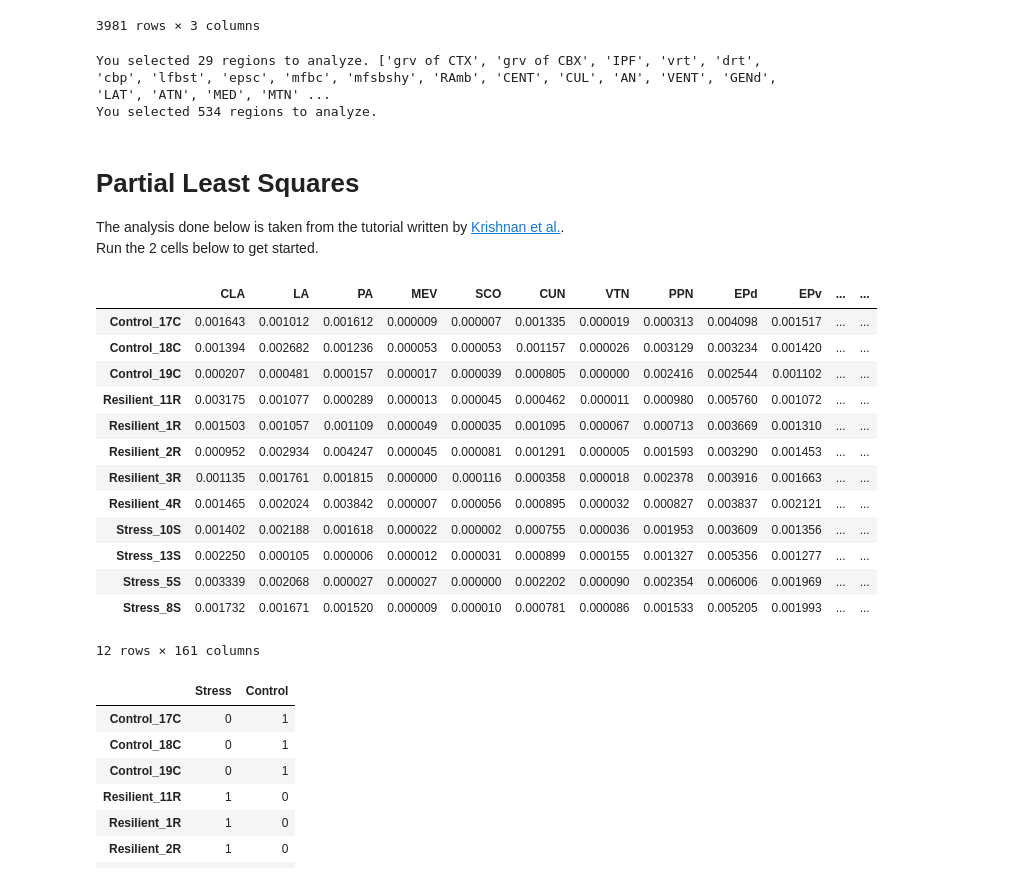
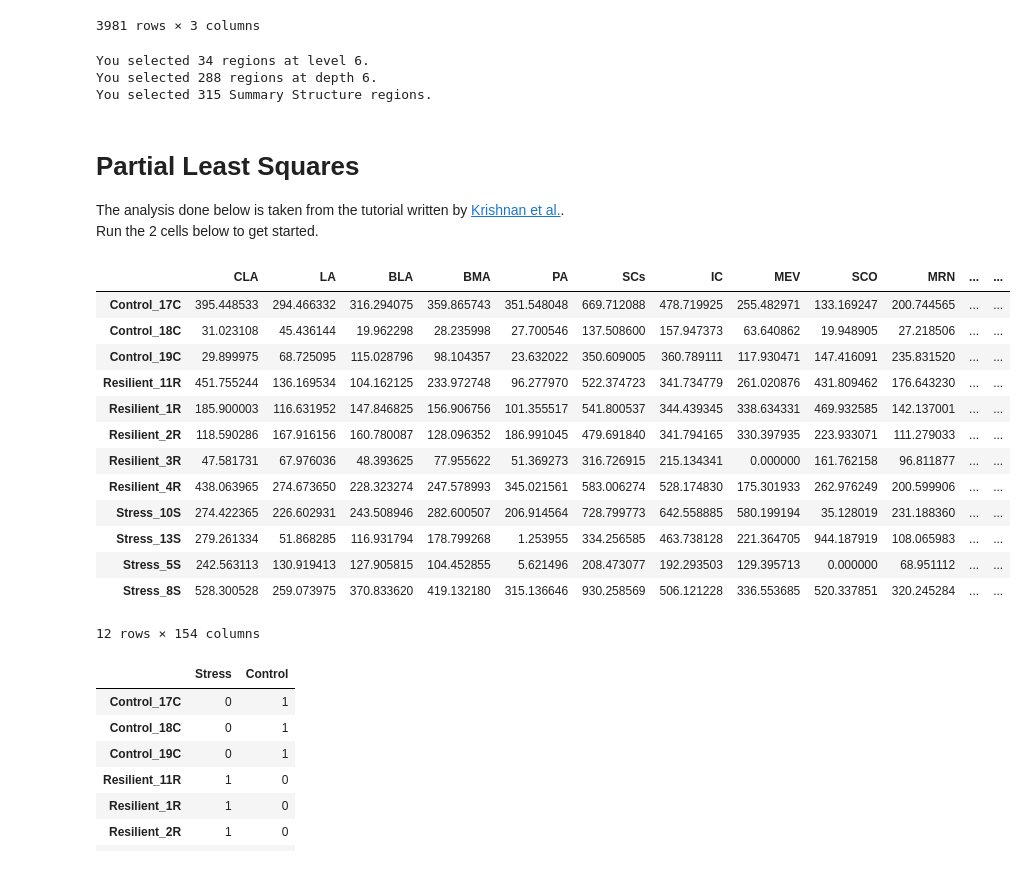
Before and after one commit to greenpolo/BraiAn, a Jupyter notebook: cell_count_PLS.ipynb, the cells around one changed output. Drawn from its saved outputs; the diff is of its cells as text; code cells hidden in the pictures.

Commit message:
horizontal cut selection now support a CSV as input

```diff
--- a/cell_count_PLS.ipynb
+++ b/cell_count_PLS.ipynb
@@ -84,14 +84,23 @@ AllenBrain = AllenBrainHierarchy(path_to_allen_json, branches_to_exclude)
 # Now, get the selected regions as a variable:
 level = 6
 
-selected_regions = AllenBrain.select_at_structural_level(level)
-print(f'You selected {len(selected_regions)} regions to analyze.', selected_regions)
+AllenBrain.select_at_structural_level(level)
+selected_regions = AllenBrain.get_selected_regions()
+print(f'You selected {len(selected_regions)} regions at level {level}.')
 
-selected_regions = AllenBrain.select_at_depth(level)
-print(f'You selected {len(selected_regions)} regions to analyze.')
+AllenBrain.unselect_all()
+AllenBrain.select_at_depth(level)
+selected_regions = AllenBrain.get_selected_regions()
+print(f'You selected {len(selected_regions)} regions at depth {level}.')
+
+AllenBrain.unselect_all()
+AllenBrain.select_from_csv("./data/AllenSummaryStructures.csv")
+selected_regions = AllenBrain.get_selected_regions()
+print(f'You selected {len(selected_regions)} Summary Structure regions.')
 # %% [output]
-You selected 29 regions to analyze. ['grv of CTX', 'grv of CBX', 'IPF', 'vrt', 'drt', 'cbp', 'lfbst', 'epsc', 'mfbc', 'mfsbshy', 'RAmb', 'CENT', 'CUL', 'AN', 'VENT', 'GENd', 'LAT', 'ATN', 'MED', 'MTN' ...
-You selected 534 regions to analyze.
+You selected 34 regions at level 6.
+You selected 288 regions at depth 6.
+You selected 315 Summary Structure regions.
 # %% [markdown]
 # Partial Least Squares
 
@@ -99,30 +108,30 @@ The analysis done below is taken from the tutorial written by [Krishnan et al.](
 Run the 2 cells below to get started.
 # %%
 # PLS
-normalization = 'Percentage' # 'Density', 'Percentage' or 'RelativeDensity'
+normalization = 'Density' # 'Density', 'Percentage' or 'RelativeDensity'
 rank = 1
 
 # Create a PLS object
 # TODO: see what happens if analyze() does not include the NaN rows
 cfosPLS = PLS(group_1_results, group_2_results, group_1_names, group_2_names, selected_regions, tracer, normalization)
 
 # Show the matrix X
 cfosPLS.X
 # %% [output]
-|  | CLA | LA | PA | MEV | SCO | CUN | VTN | PPN | EPd | EPv | ... | ... |
-| Control_17C | 0.001643 | 0.001012 | 0.001612 | 0.000009 | 0.000007 | 0.001335 | 0.000019 | 0.000313 | 0.004098 | 0.001517 | ... | ... |
-| Control_18C | 0.001394 | 0.002682 | 0.001236 | 0.000053 | 0.000053 | 0.001157 | 0.000026 | 0.003129 | 0.003234 | 0.001420 | ... | ... |
-| Control_19C | 0.000207 | 0.000481 | 0.000157 | 0.000017 | 0.000039 | 0.000805 | 0.000000 | 0.002416 | 0.002544 | 0.001102 | ... | ... |
-| Resilient_11R | 0.003175 | 0.001077 | 0.000289 | 0.000013 | 0.000045 | 0.000462 | 0.000011 | 0.000980 | 0.005760 | 0.001072 | ... | ... |
-| Resilient_1R | 0.001503 | 0.001057 | 0.001109 | 0.000049 | 0.000035 | 0.001095 | 0.000067 | 0.000713 | 0.003669 | 0.001310 | ... | ... |
-| Resilient_2R | 0.000952 | 0.002934 | 0.004247 | 0.000045 | 0.000081 | 0.001291 | 0.000005 | 0.001593 | 0.003290 | 0.001453 | ... | ... |
-| Resilient_3R | 0.001135 | 0.001761 | 0.001815 | 0.000000 | 0.000116 | 0.000358 | 0.000018 | 0.002378 | 0.003916 | 0.001663 | ... | ... |
-| Resilient_4R | 0.001465 | 0.002024 | 0.003842 | 0.000007 | 0.000056 | 0.000895 | 0.000032 | 0.000827 | 0.003837 | 0.002121 | ... | ... |
-| Stress_10S | 0.001402 | 0.002188 | 0.001618 | 0.000022 | 0.000002 | 0.000755 | 0.000036 | 0.001953 | 0.003609 | 0.001356 | ... | ... |
-| Stress_13S | 0.002250 | 0.000105 | 0.000006 | 0.000012 | 0.000031 | 0.000899 | 0.000155 | 0.001327 | 0.005356 | 0.001277 | ... | ... |
-| Stress_5S | 0.003339 | 0.002068 | 0.000027 | 0.000027 | 0.000000 | 0.002202 | 0.000090 | 0.002354 | 0.006006 | 0.001969 | ... | ... |
-| Stress_8S | 0.001732 | 0.001671 | 0.001520 | 0.000009 | 0.000010 | 0.000781 | 0.000086 | 0.001533 | 0.005205 | 0.001993 | ... | ... |
+|  | CLA | LA | BLA | BMA | PA | SCs | IC | MEV | SCO | MRN | ... | ... |
+| Control_17C | 395.448533 | 294.466332 | 316.294075 | 359.865743 | 351.548048 | 669.712088 | 478.719925 | 255.482971 | 133.169247 | 200.744565 | ... | ... |
+| Control_18C | 31.023108 | 45.436144 | 19.962298 | 28.235998 | 27.700546 | 137.508600 | 157.947373 | 63.640862 | 19.948905 | 27.218506 | ... | ... |
+| Control_19C | 29.899975 | 68.725095 | 115.028796 | 98.104357 | 23.632022 | 350.609005 | 360.789111 | 117.930471 | 147.416091 | 235.831520 | ... | ... |
+| Resilient_11R | 451.755244 | 136.169534 | 104.162125 | 233.972748 | 96.277970 | 522.374723 | 341.734779 | 261.020876 | 431.809462 | 176.643230 | ... | ... |
+| Resilient_1R | 185.900003 | 116.631952 | 147.846825 | 156.906756 | 101.355517 | 541.800537 | 344.439345 | 338.634331 | 469.932585 | 142.137001 | ... | ... |
+| Resilient_2R | 118.590286 | 167.916156 | 160.780087 | 128.096352 | 186.991045 | 479.691840 | 341.794165 | 330.397935 | 223.933071 | 111.279033 | ... | ... |
+| Resilient_3R | 47.581731 | 67.976036 | 48.393625 | 77.955622 | 51.369273 | 316.726915 | 215.134341 | 0.000000 | 161.762158 | 96.811877 | ... | ... |
+| Resilient_4R | 438.063965 | 274.673650 | 228.323274 | 247.578993 | 345.021561 | 583.006274 | 528.174830 | 175.301933 | 262.976249 | 200.599906 | ... | ... |
+| Stress_10S | 274.422365 | 226.602931 | 243.508946 | 282.600507 | 206.914564 | 728.799773 | 642.558885 | 580.199194 | 35.128019 | 231.188360 | ... | ... |
+| Stress_13S | 279.261334 | 51.868285 | 116.931794 | 178.799268 | 1.253955 | 334.256585 | 463.738128 | 221.364705 | 944.187919 | 108.065983 | ... | ... |
+| Stress_5S | 242.563113 | 130.919413 | 127.905815 | 104.452855 | 5.621496 | 208.473077 | 192.293503 | 129.395713 | 0.000000 | 68.951112 | ... | ... |
+| Stress_8S | 528.300528 | 259.073975 | 370.833620 | 419.132180 | 315.136646 | 930.258569 | 506.121228 | 336.553685 | 520.337851 | 320.245284 | ... | ... |
-12 rows × 161 columns
+12 rows × 154 columns
 # %%
 # Show the matrix Y
 pd.get_dummies(cfosPLS.y).rename(columns={0: group_2_name, 1: group_1_name})
```
Also changed, not shown: parts of 2 cells of this notebook, 2 other files.
